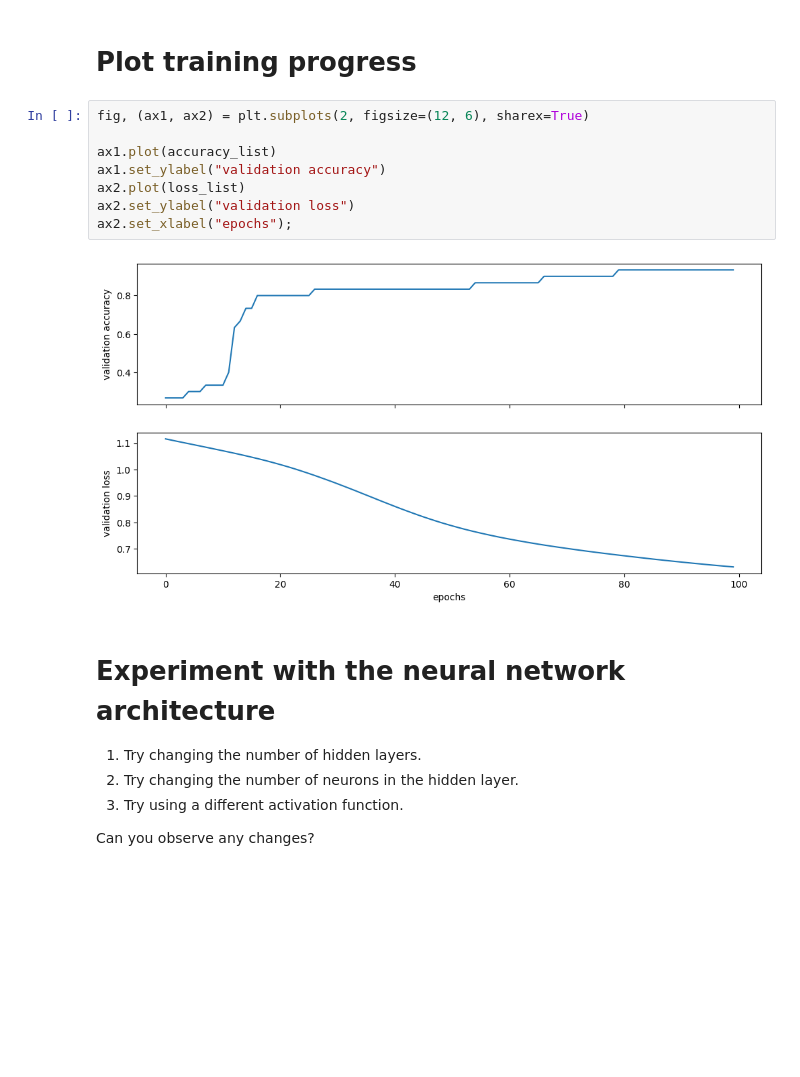
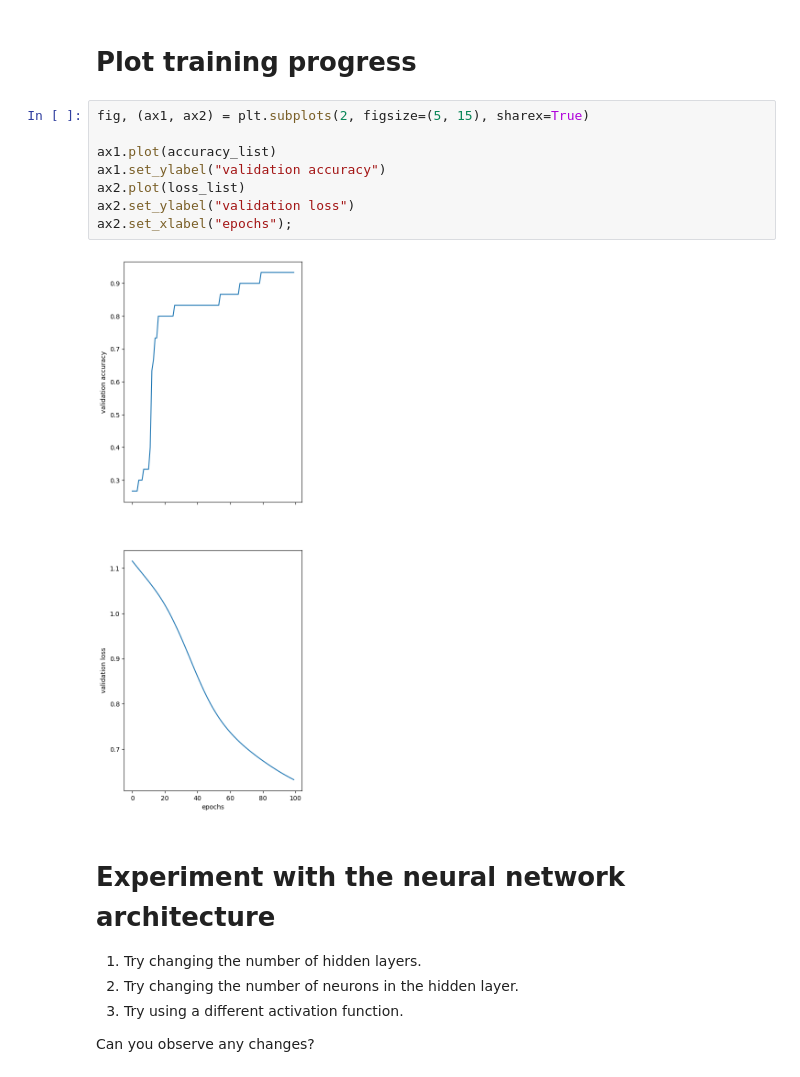
Before and after one commit to kanugovi569/fmml_labs_projects, a Jupyter notebook: FMML_Aug'22_M9_L2.ipynb, the cells around one changed output. Cells and saved outputs as stored; diff of their text form; blank space fills up the shorter version.

```diff
--- a/FMML_Aug'22_M9_L2.ipynb
+++ b/FMML_Aug'22_M9_L2.ipynb
@@ -125,15 +125,15 @@ for epoch in tqdm.trange(EPOCHS):
 # %% [markdown]
 # Plot training progress
 # %%
-fig, (ax1, ax2) = plt.subplots(2, figsize=(12, 6), sharex=True)
+fig, (ax1, ax2) = plt.subplots(2, figsize=(5, 15), sharex=True)
 
 ax1.plot(accuracy_list)
 ax1.set_ylabel("validation accuracy")
 ax2.plot(loss_list)
 ax2.set_ylabel("validation loss")
 ax2.set_xlabel("epochs");
 # %% [output]
-[figure, old version]
+[figure, new version]
 # %% [markdown]
 # Experiment with the neural network architecture
 
```
Also changed, not shown: parts of 1 cell of this notebook.
